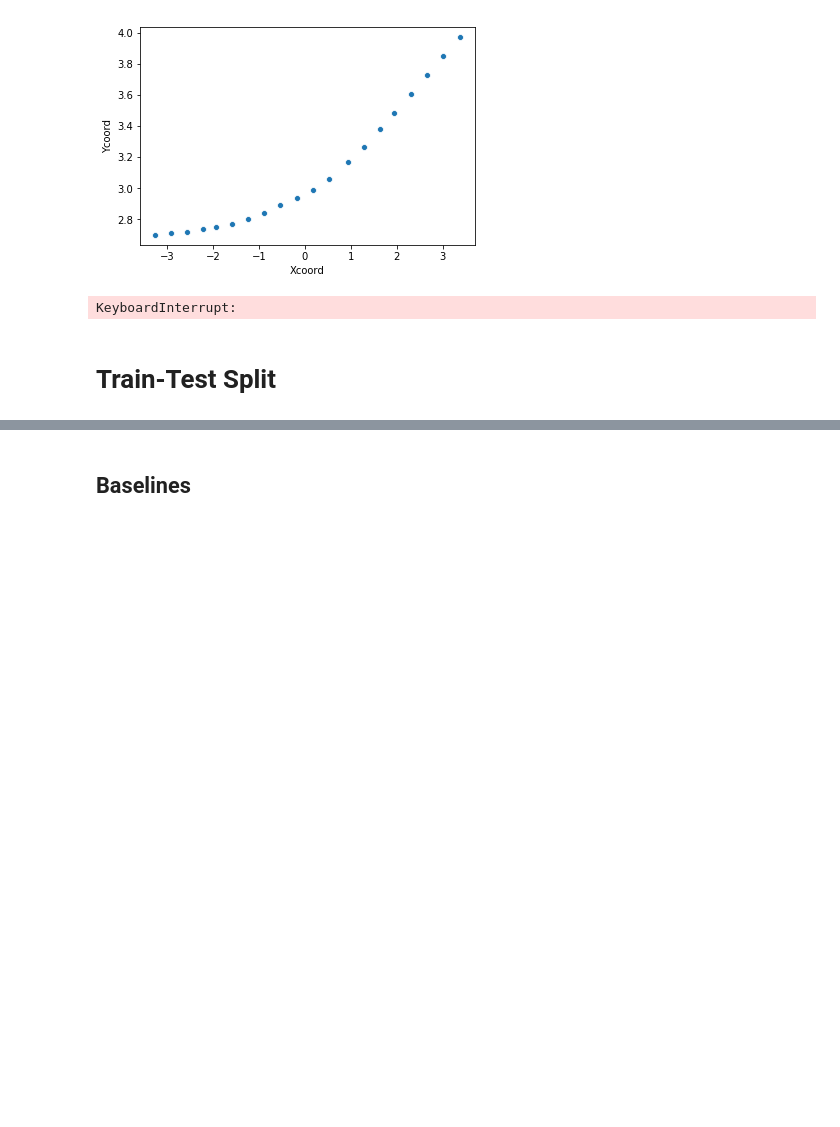
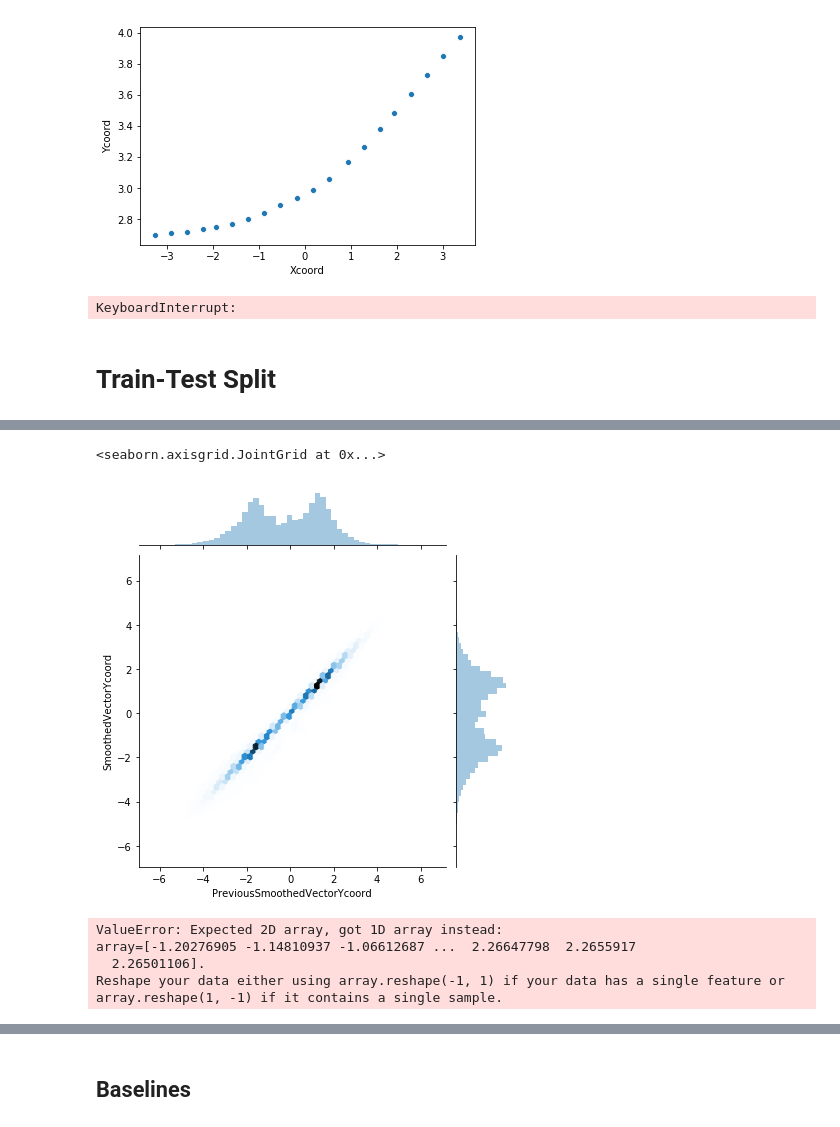
Before and after one commit to Dylan3636/ug4_project, a Jupyter notebook: notebooks/Untitled.ipynb, the cells around one changed output, grey strips where cells are left out. Saved outputs shown, nothing was run; the diff lists cells and outputs as text; code cells hidden in the pictures; blank space fills up the shorter version.

```diff
--- a/notebooks/Untitled.ipynb
+++ b/notebooks/Untitled.ipynb
@@ -838,3 +821,11 @@ for vess_type, indxs in groups.groups.items():
 sns.jointplot(data=data, x='LON', y='LAT', kind='kde', size=14)
 # %% [markdown]
 # Train-Test Split
+# %%
+# data = data.sort_values(by='BaseDateTime')
+print(len(data))
+print(data.loc[:, ["SmoothedVectorXcoord", "SmoothedVectorYcoord"]].head())
+prevvecs = data.loc[:, ["SmoothedVectorXcoord", "SmoothedVectorYcoord"]].shift(1)
+subdata.loc[:, "PreviousSmoothedVectorXcoord"]=prevvecs.SmoothedVectorXcoord
+subdata.loc[:, "PreviousSmoothedVectorYcoord"]=prevvecs.SmoothedVectorYcoord
+subdata.head()
@@ -840,0 +846,23 @@ sns.jointplot(data=data, x='LON', y='LAT', kind='kde', size=14)
+# %%
+def construct_vessel_timeseries_data(vessel, seq_length, periods):
+    X = [vessel.loc[vessel.index[i*periods:i*periods+seq_length], ['Xcoord', 'Ycoord']].values for i in range(int((len(vessel)-seq_length)/periods))]
+    y = [vessel.loc[vessel.index[i*periods+seq_length-1], ['SmoothedVectorXcoord', 'SmoothedVectorYcoord']].values for i in range(int((len(vessel)-seq_length)/periods))]
+    return X, y
+
+def construct_timeseries_data(data, seq_length, periods):
+    X=[]
+    y=[]
+    for mmsi, vessel in tqdm_notebook(data.groupby("MMSI")):
+        vesselX, vesselY = construct_vessel_timeseries_data(vessel, seq_length, periods)
+        X += vesselX
+        y += vesselY
+    return np.reshape(X, (-1, seq_length, 2)), np.reshape(y, (-1, 2))
+def get_vessel_data(vessel):
+    vessel = vessel.sort_values("BaseDateTime")
+    prevvecs = vessel.loc[:, ["SmoothedVectorXcoord", "SmoothedVectorYcoord"]].shift(1)
+    vessel.loc[:, "PreviousSmoothedVectorXcoord"]=prevvecs.SmoothedVectorXcoord
+    vessel.loc[:, "PreviousSmoothedVectorYcoord"]=prevvecs.SmoothedVectorYcoord
+    vessel = vessel.dropna()
+    return vessel.loc[:, ["Xcoord", "Ycoord", "PreviousSmoothedVectorXcoord", "PreviousSmoothedVectorYcoord", "SmoothedVectorXcoord", "SmoothedVectorYcoord"]]
+
+subdata = data.groupby(by='MMSI').apply(get_vessel_data).reset_index(0)
@@ -841,3 +890,18 @@ sns.jointplot(data=data, x='LON', y='LAT', kind='kde', size=14)
+# %%
+sns.jointplot(data=subdata, x="PreviousSmoothedVectorYcoord", y="SmoothedVectorYcoord", kind="hex")
+# %% [output]
+<seaborn.axisgrid.JointGrid at 0x...>
+[figure, added]
+# %%
+from sklearn.linear_model import LinearRegression
+
+linreg = LinearRegression()
+linreg.fit(subdata.PreviousSmoothedVectorXcoord.values, subdata.SmoothedVectorXcoord.values)
+# %% [output]
+ValueError: Expected 2D array, got 1D array instead:
+array=[-1.20276905 -1.14810937 -1.06612687 ...  2.26647798  2.2655917
+  2.26501106].
+Reshape your data either using array.reshape(-1, 1) if your data has a single feature or array.reshape(1, -1) if it contains a single sample.
 # %%
 from sklearn.model_selection import train_test_split
 from sklearn.metrics import mean_squared_error, r2_score
```
Also changed, not shown: parts of 15 cells of this notebook, 20 other files.
